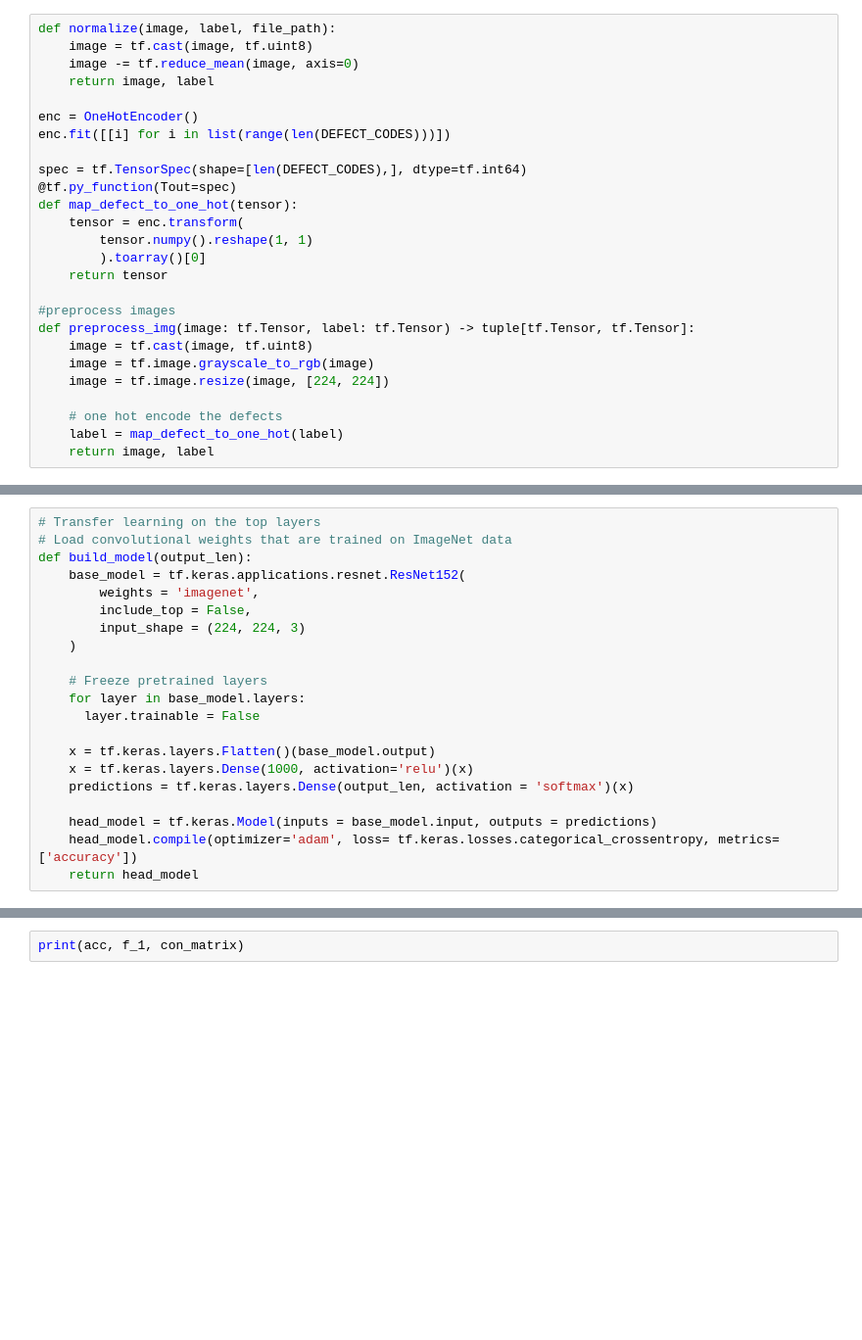
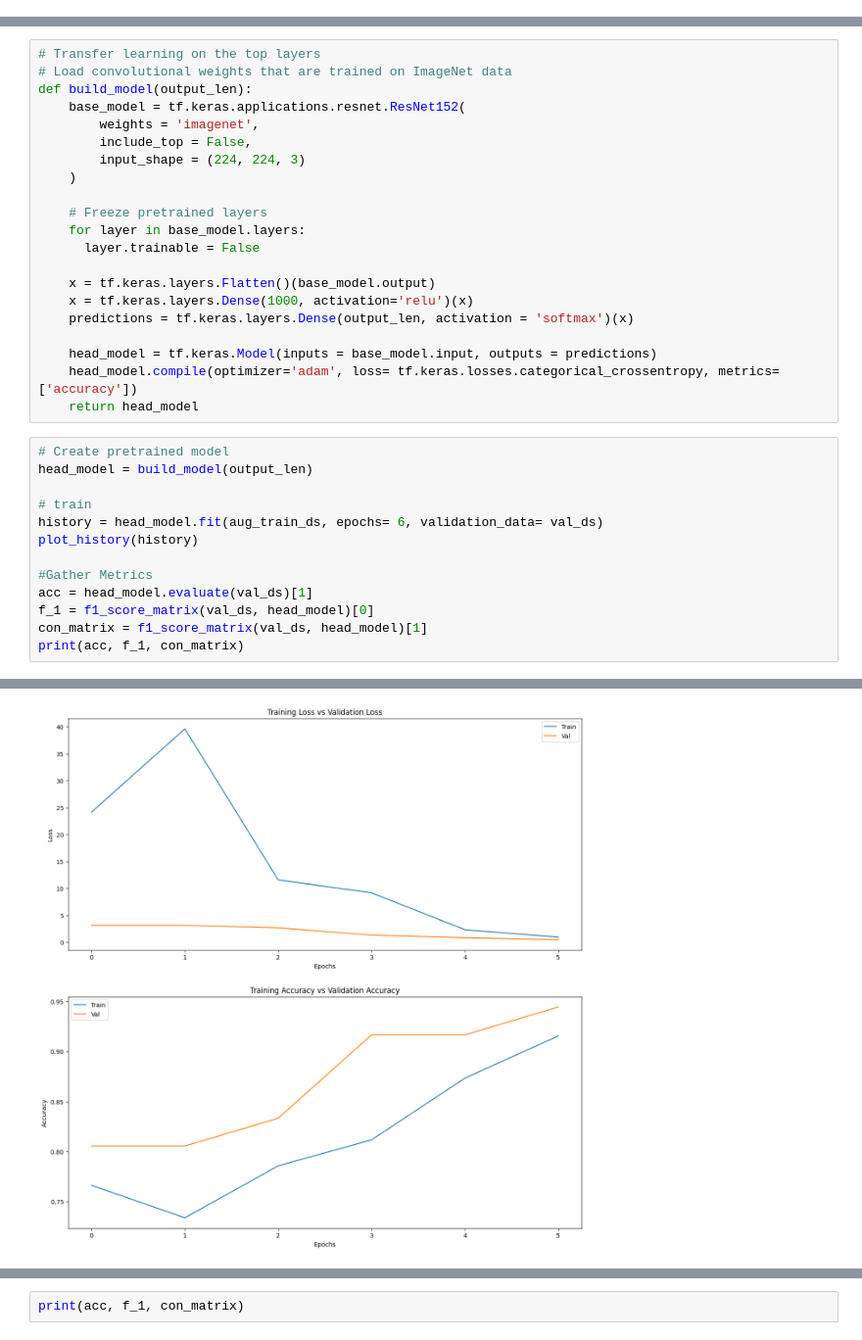
Before and after one commit to jobymcoby/LooprProject, a Jupyter notebook: notebooks/Demo.ipynb, the cells around one changed output, grey strips where cells are left out. Shown at 98% size. Saved outputs shown, nothing was run; the diff lists cells and outputs as text; blank space fills up the shorter version.

Commit message:
Clean up and train single model

```diff
--- a/notebooks/Demo.ipynb
+++ b/notebooks/Demo.ipynb
@@ -156,26 +185,0 @@ def augment_defect_images(train_ds):
-# %%
-def normalize(image, label, file_path):
-    image = tf.cast(image, tf.uint8)
-    image -= tf.reduce_mean(image, axis=0)
-    return image, label
-
-enc = OneHotEncoder()
-enc.fit([[i] for i in list(range(len(DEFECT_CODES)))])
-
-spec = tf.TensorSpec(shape=[len(DEFECT_CODES),], dtype=tf.int64)
-@tf.py_function(Tout=spec)
-def map_defect_to_one_hot(tensor):
-    tensor = enc.transform(
-        tensor.numpy().reshape(1, 1)
-        ).toarray()[0]
-    return tensor
-
-#preprocess images
-def preprocess_img(image: tf.Tensor, label: tf.Tensor) -> tuple[tf.Tensor, tf.Tensor]:
-    image = tf.cast(image, tf.uint8)
-    image = tf.image.grayscale_to_rgb(image)
-    image = tf.image.resize(image, [224, 224])
-
-    # one hot encode the defects
-    label = map_defect_to_one_hot(label)
-    return image, label
@@ -237,3 +318,17 @@ def build_model(output_len):
     head_model = tf.keras.Model(inputs = base_model.input, outputs = predictions)
     head_model.compile(optimizer='adam', loss= tf.keras.losses.categorical_crossentropy, metrics=['accuracy'])
     return head_model
+# %%
+# Create pretrained model
+head_model = build_model(output_len)
+
+# train
+history = head_model.fit(aug_train_ds, epochs= 6, validation_data= val_ds)
+plot_history(history)
+
+#Gather Metrics
+acc = head_model.evaluate(val_ds)[1]
+f_1 = f1_score_matrix(val_ds, head_model)[0]
+con_matrix = f1_score_matrix(val_ds, head_model)[1]
+print(acc, f_1, con_matrix)
+# %% [output]
@@ -240 +352,2 @@ def build_model(output_len):
+[figure, added]
 # %%
```
Also changed, not shown: parts of 9 cells of this notebook.
